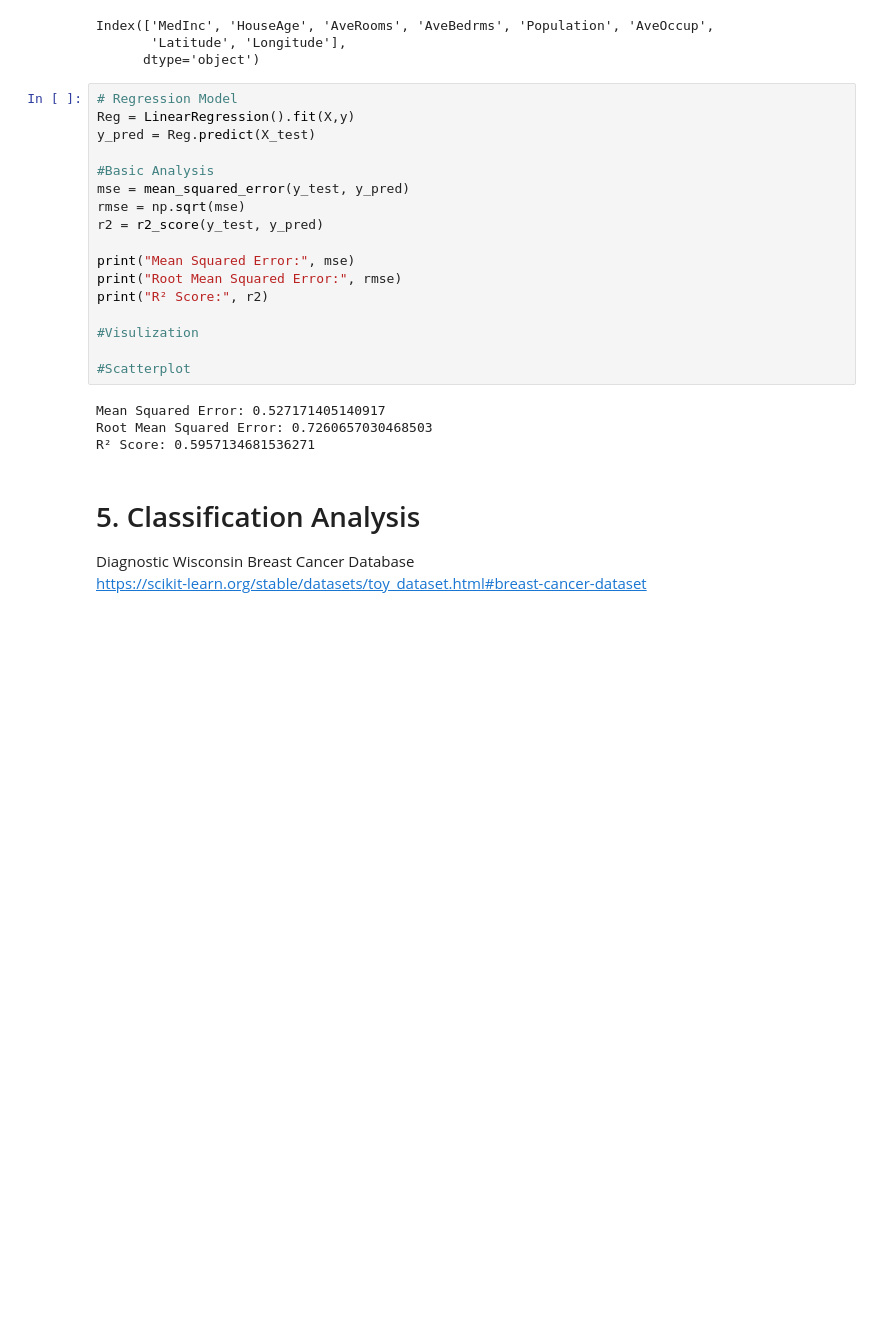
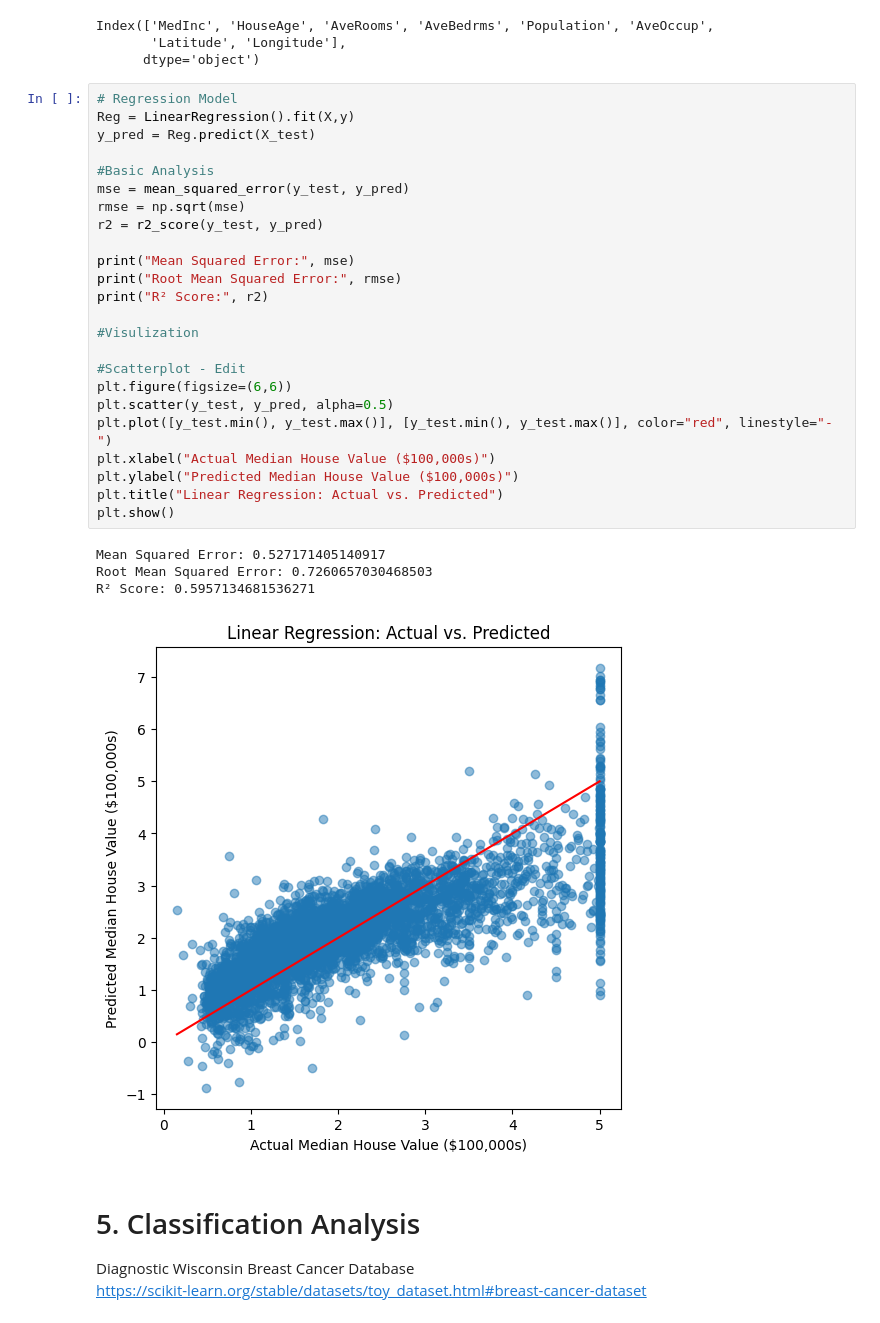
Before and after one commit to ebleak/Math5750-MathDS-Project1, a Jupyter notebook: project1.ipynb, the cells around one changed output. Cells and saved outputs as stored; diff of their text form; blank space fills up the shorter version.

```diff
--- a/project1.ipynb
+++ b/project1.ipynb
@@ -35,24 +35,32 @@ Index(['MedInc', 'HouseAge', 'AveRooms', 'AveBedrms', 'Population', 'AveOccup',
 # %%
 # Regression Model
 Reg = LinearRegression().fit(X,y)
 y_pred = Reg.predict(X_test)
 
 #Basic Analysis
 mse = mean_squared_error(y_test, y_pred)
 rmse = np.sqrt(mse)
 r2 = r2_score(y_test, y_pred)
 
 print("Mean Squared Error:", mse)
 print("Root Mean Squared Error:", rmse)
 print("R² Score:", r2)
 
 #Visulization
 
-#Scatterplot
+#Scatterplot - Edit
+plt.figure(figsize=(6,6))
+plt.scatter(y_test, y_pred, alpha=0.5)
+plt.plot([y_test.min(), y_test.max()], [y_test.min(), y_test.max()], color="red", linestyle="-")
+plt.xlabel("Actual Median House Value ($100,000s)")
+plt.ylabel("Predicted Median House Value ($100,000s)")
+plt.title("Linear Regression: Actual vs. Predicted")
+plt.show()
 # %% [output]
 Mean Squared Error: 0.527171405140917
 Root Mean Squared Error: 0.7260657030468503
 R² Score: 0.5957134681536271
+[figure, added]
 # %% [markdown]
 # 5. Classification Analysis
 Diagnostic Wisconsin Breast Cancer Database
```
